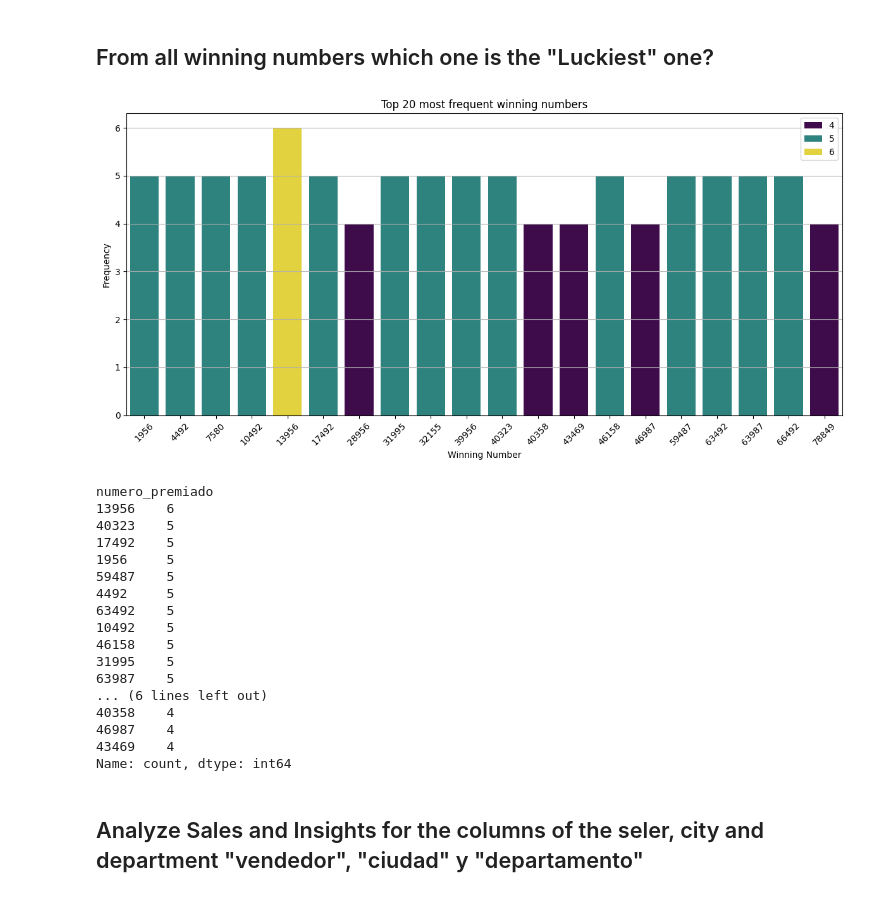
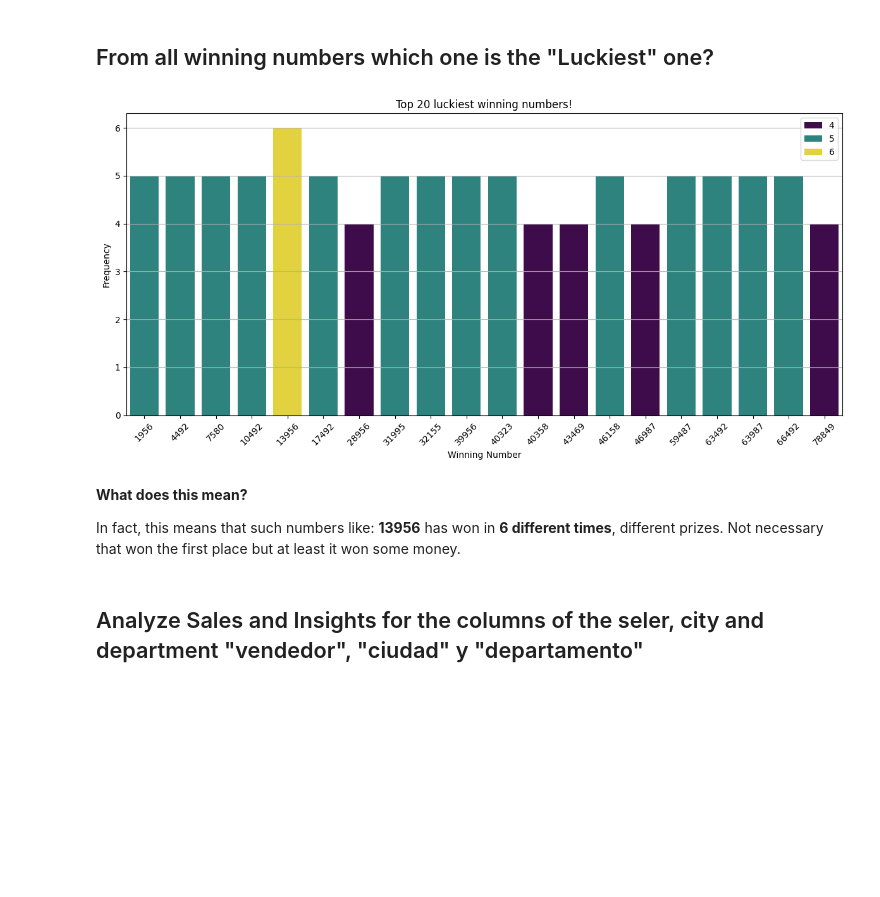
Before and after one commit to AngelDHackerman/santa-lucia-data-analysis-manual, a Jupyter notebook: notebooks/visualization_sorteos_premios.ipynb, the cells around one changed output. Cells and saved outputs as stored; diff of their text form; code cells hidden in the pictures; blank space fills up the shorter version.

```diff
--- a/notebooks/visualization_sorteos_premios.ipynb
+++ b/notebooks/visualization_sorteos_premios.ipynb
@@ -145,38 +145,23 @@ Well, It means that the numbers with the letter comination for "p" a mostly loca
 # %%
 # Counting the frequency of each winning number across all draws
 winning_numbers_frequency = df['numero_premiado'].value_counts().head(20)
 
 # Plotting the top 10 most frequent winning numbers
 plt.figure(figsize=(12, 6))
 sns.barplot(x=winning_numbers_frequency.index, y=winning_numbers_frequency.values, palette='viridis', hue=winning_numbers_frequency.values)
-plt.title("Top 20 most frequent winning numbers")
+plt.title("Top 20 luckiest winning numbers!")
 plt.xlabel("Winning Number")
 plt.ylabel("Frequency")
 plt.xticks(rotation=45)
 plt.grid(axis='y')
 plt.tight_layout()
 plt.show()
-
-winning_numbers_frequency
 # %% [output]
-[figure, old version]
+[figure, new version]
-numero_premiado
-13956    6
-40323    5
-17492    5
-1956     5
-59487    5
-4492     5
-63492    5
-10492    5
-46158    5
-31995    5
-63987    5
-... (6 lines left out)
-40358    4
-46987    4
-43469    4
-Name: count, dtype: int64
+# %% [markdown]
+**What does this mean?**
+
+In fact, this means that such numbers like: **13956** has won in **6 different times**, different prizes. Not necessary that won the first place but at least it won some money.
 # %% [markdown]
 ## Analyze Sales and Insights for the columns of the seler, city and department "vendedor", "ciudad" y "departamento"
 # %%
```
Also changed, not shown: parts of 4 cells of this notebook.
